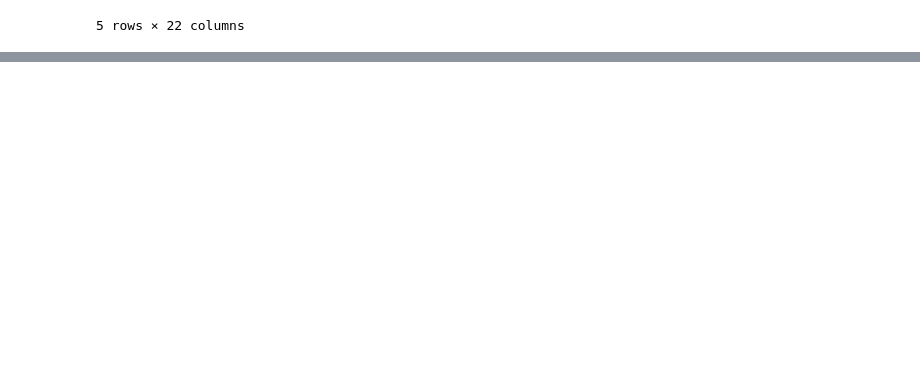
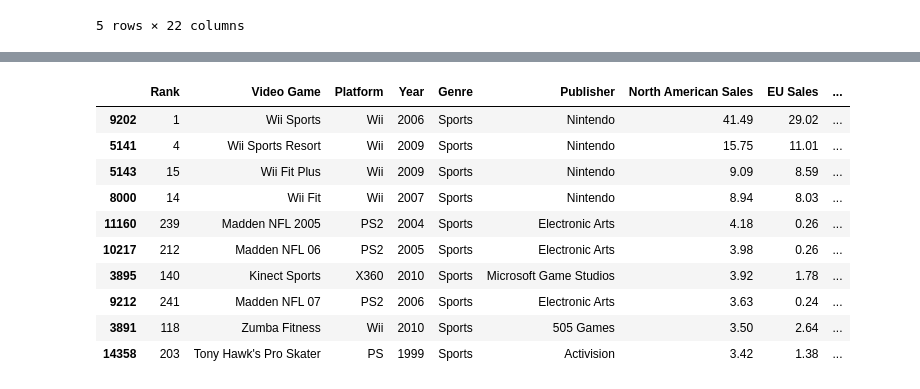
Before and after one commit to wgong/Dash-by-Plotly, a Jupyter notebook: explore-data.ipynb, the cells around one changed output, grey strips where cells are left out. Drawn from its saved outputs; the diff is of its cells as text; code cells hidden in the pictures; blank space fills up the shorter version.

Commit message:
learn Dash

```diff
--- a/explore-data.ipynb
+++ b/explore-data.ipynb
@@ -59,0 +143,3 @@ df['Time Spent on Site (hours)'] = df['Duration of Response']
+# %%
+data_path = "~/projects/Dash-by-Plotly/Deploy_App_to_Web/Multipage_App/datasets/vgsales.csv.gz"
+dfv = pd.read_csv(data_path, compression="gzip")
@@ -59,0 +157,3 @@ df['Time Spent on Site (hours)'] = df['Duration of Response']
+# %%
+genre_chosen, sales_chosen = "Sports", "North American Sales"
+dfv_fltrd = dfv[dfv['Genre'] == genre_chosen]
@@ -59,0 +202,16 @@ df['Time Spent on Site (hours)'] = df['Duration of Response']
+# %%
+dfv_fltrd_top10 = dfv_fltrd.nlargest(10, sales_chosen)
+# %%
+dfv_fltrd_top10
+# %% [output]
+|  | Rank | Video Game | Platform | Year | Genre | Publisher | North American Sales | EU Sales | ... |
+| 9202 | 1 | Wii Sports | Wii | 2006 | Sports | Nintendo | 41.49 | 29.02 | ... |
+| 5141 | 4 | Wii Sports Resort | Wii | 2009 | Sports | Nintendo | 15.75 | 11.01 | ... |
+| 5143 | 15 | Wii Fit Plus | Wii | 2009 | Sports | Nintendo | 9.09 | 8.59 | ... |
+| 8000 | 14 | Wii Fit | Wii | 2007 | Sports | Nintendo | 8.94 | 8.03 | ... |
+| 11160 | 239 | Madden NFL 2005 | PS2 | 2004 | Sports | Electronic Arts | 4.18 | 0.26 | ... |
+| 10217 | 212 | Madden NFL 06 | PS2 | 2005 | Sports | Electronic Arts | 3.98 | 0.26 | ... |
+| 3895 | 140 | Kinect Sports | X360 | 2010 | Sports | Microsoft Game Studios | 3.92 | 1.78 | ... |
+| 9212 | 241 | Madden NFL 07 | PS2 | 2006 | Sports | Electronic Arts | 3.63 | 0.24 | ... |
+| 3891 | 118 | Zumba Fitness | Wii | 2010 | Sports | 505 Games | 3.50 | 2.64 | ... |
+| 14358 | 203 | Tony Hawk's Pro Skater | PS | 1999 | Sports | Activision | 3.42 | 1.38 | ... |
```
Also changed, not shown: parts of 31 cells of this notebook, 24 other files.
